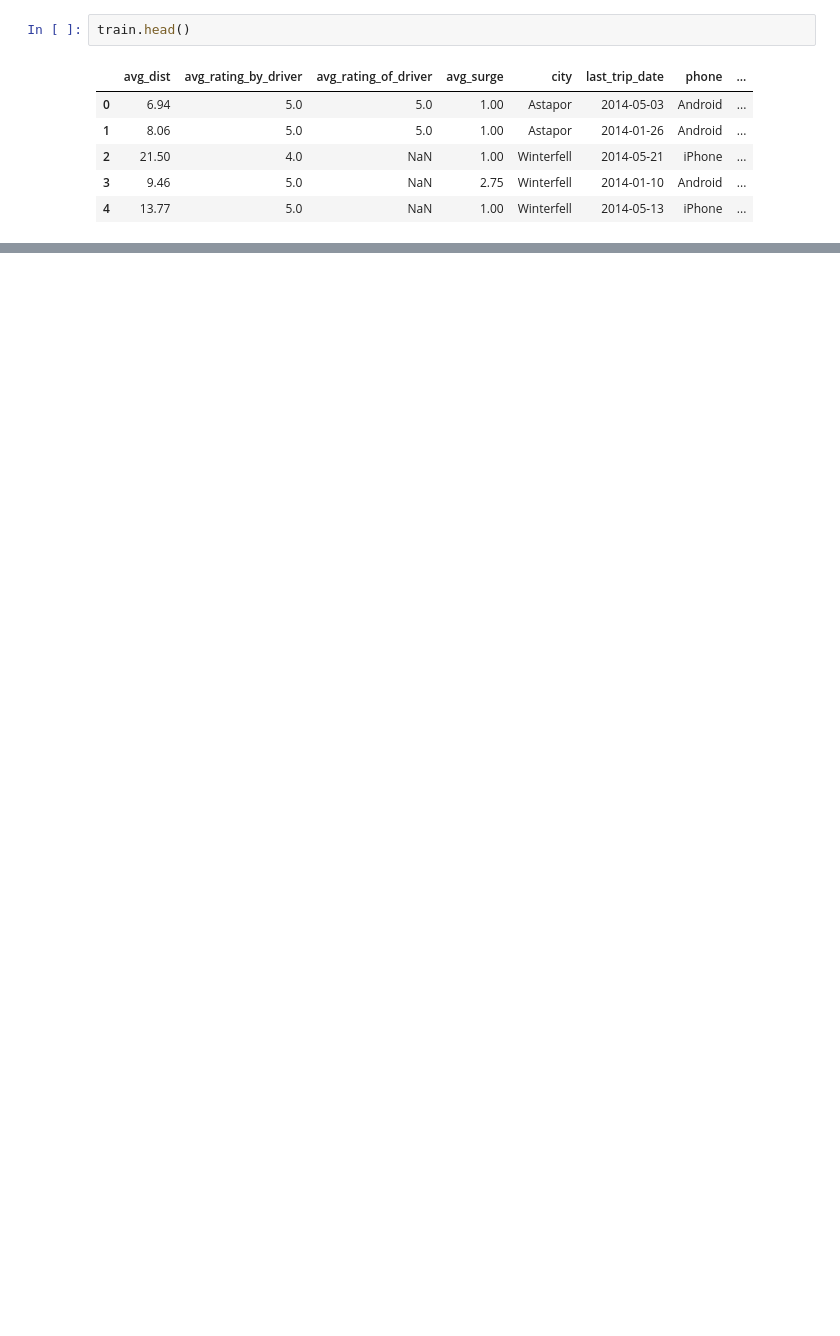
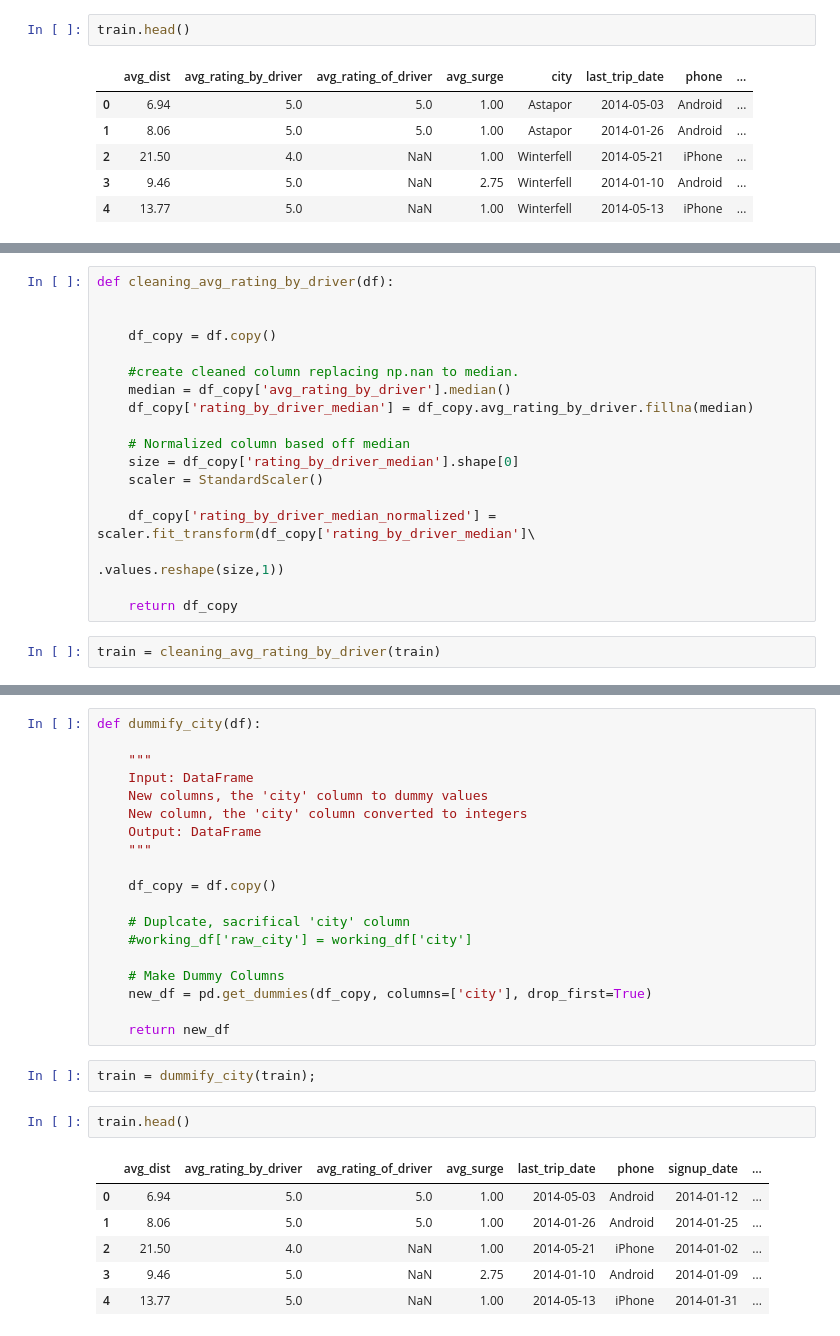
Before and after one commit to kammybdeng/churn-analysis-case-study, a Jupyter notebook: Customer-Churn-Prediction-Case-Study.ipynb, the cells around one changed output, grey strips where cells are left out. Saved outputs shown, nothing was run; the diff lists cells and outputs as text; blank space fills up the shorter version.

```diff
--- a/Customer-Churn-Prediction-Case-Study.ipynb
+++ b/Customer-Churn-Prediction-Case-Study.ipynb
@@ -66,0 +174,20 @@ train.shape
+# %%
+def cleaning_avg_rating_by_driver(df):
+
+
+    df_copy = df.copy()
+
+    #create cleaned column replacing np.nan to median.
+    median = df_copy['avg_rating_by_driver'].median()
+    df_copy['rating_by_driver_median'] = df_copy.avg_rating_by_driver.fillna(median)
+
+    # Normalized column based off median
+    size = df_copy['rating_by_driver_median'].shape[0]
+    scaler = StandardScaler()
+
+    df_copy['rating_by_driver_median_normalized'] = scaler.fit_transform(df_copy['rating_by_driver_median']\
+                                                                         .values.reshape(size,1))
+
+    return df_copy
+# %%
+train = cleaning_avg_rating_by_driver(train)
@@ -66,0 +200,30 @@ train.shape
+# %%
+def dummify_city(df):
+
+    """
+    Input: DataFrame
+    New columns, the 'city' column to dummy values
+    New column, the 'city' column converted to integers
+    Output: DataFrame
+    """
+
+    df_copy = df.copy()
+
+    # Duplcate, sacrifical 'city' column
+    #working_df['raw_city'] = working_df['city']
+
+    # Make Dummy Columns
+    new_df = pd.get_dummies(df_copy, columns=['city'], drop_first=True)
+
+    return new_df
+# %%
+train = dummify_city(train);
+# %%
+train.head()
+# %% [output]
+|  | avg_dist | avg_rating_by_driver | avg_rating_of_driver | avg_surge | last_trip_date | phone | signup_date | ... |
+| 0 | 6.94 | 5.0 | 5.0 | 1.00 | 2014-05-03 | Android | 2014-01-12 | ... |
+| 1 | 8.06 | 5.0 | 5.0 | 1.00 | 2014-01-26 | Android | 2014-01-25 | ... |
+| 2 | 21.50 | 4.0 | NaN | 1.00 | 2014-05-21 | iPhone | 2014-01-02 | ... |
+| 3 | 9.46 | 5.0 | NaN | 2.75 | 2014-01-10 | Android | 2014-01-09 | ... |
+| 4 | 13.77 | 5.0 | NaN | 1.00 | 2014-05-13 | iPhone | 2014-01-31 | ... |
```
Also changed, not shown: parts of 28 cells of this notebook.
